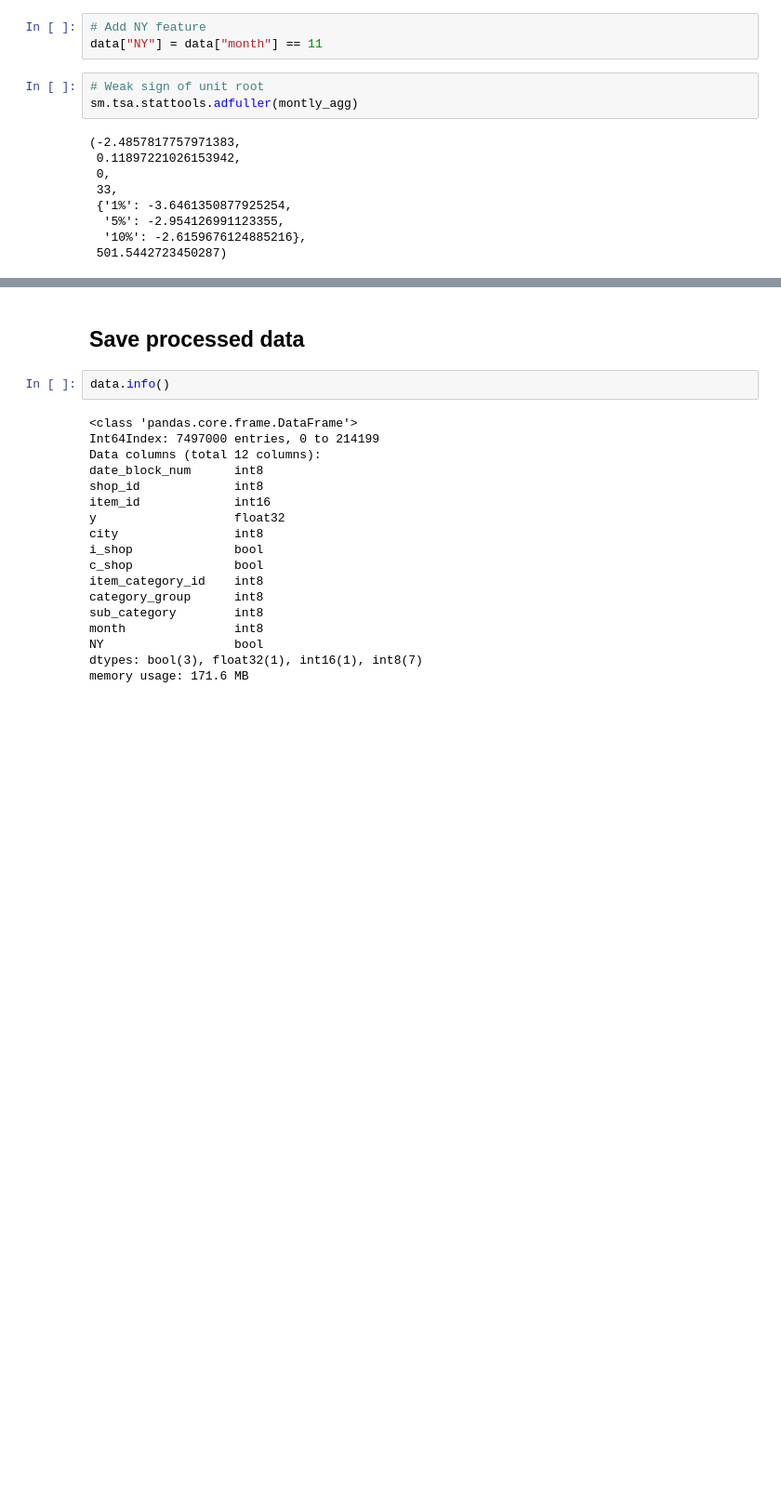
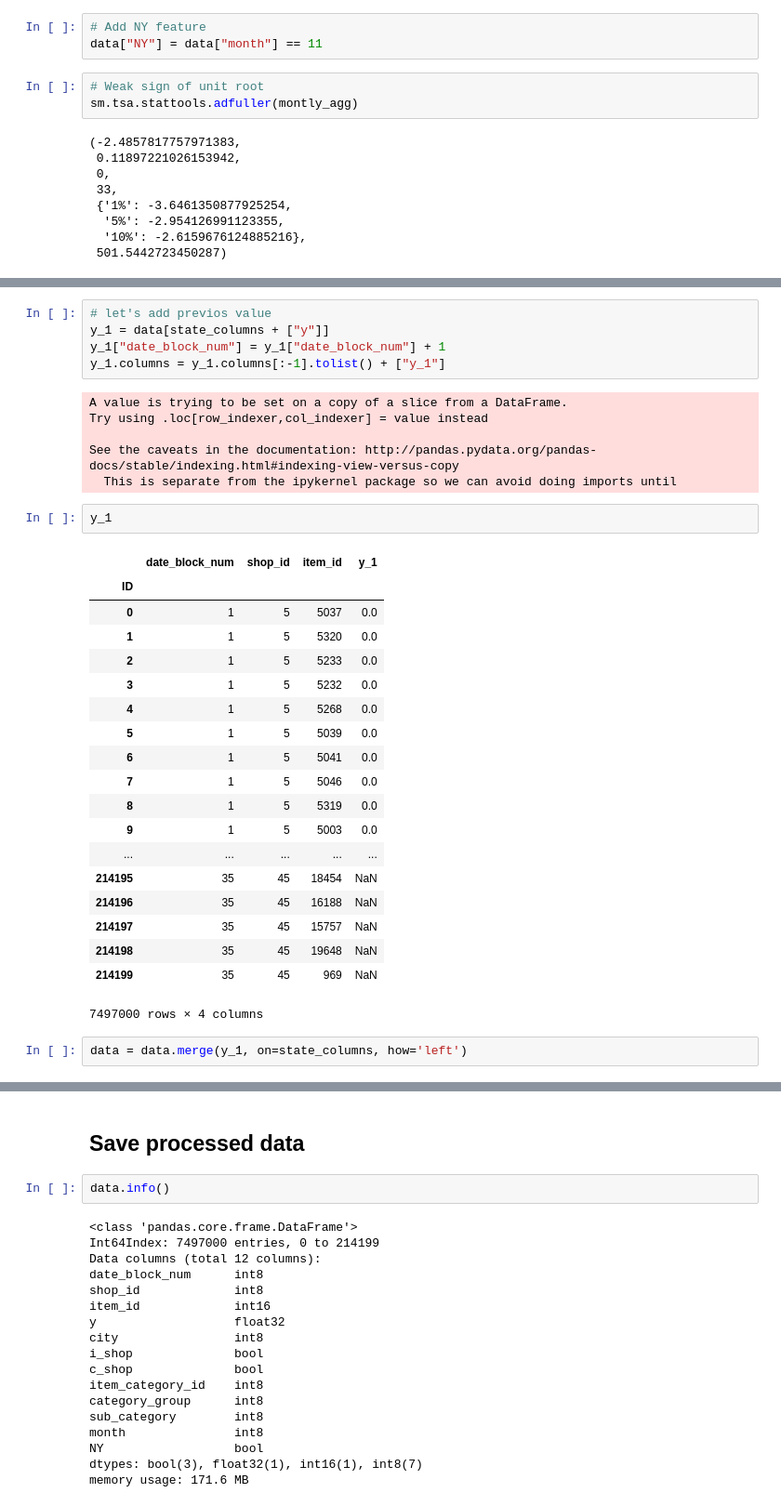
Before and after one commit to WLM1ke/How_to_Win_Kagglers, a Jupyter notebook: final/report.ipynb, the cells around one changed output, grey strips where cells are left out. Shown: that part at 93% size. Cells and saved outputs as stored; diff of their text form; blank space fills up the shorter version.

```diff
--- a/final/report.ipynb
+++ b/final/report.ipynb
@@ -343,0 +354,35 @@ sm.tsa.stattools.adfuller(montly_agg)
+# %%
+# let's add previos value
+y_1 = data[state_columns + ["y"]]
+y_1["date_block_num"] = y_1["date_block_num"] + 1
+y_1.columns = y_1.columns[:-1].tolist() + ["y_1"]
+# %% [output]
+A value is trying to be set on a copy of a slice from a DataFrame.
+Try using .loc[row_indexer,col_indexer] = value instead
+
+See the caveats in the documentation: http://pandas.pydata.org/pandas-docs/stable/indexing.html#indexing-view-versus-copy
+  This is separate from the ipykernel package so we can avoid doing imports until
+# %%
+y_1
+# %% [output]
+|  | date_block_num | shop_id | item_id | y_1 |
+| ID |  |  |  |  |
+| 0 | 1 | 5 | 5037 | 0.0 |
+| 1 | 1 | 5 | 5320 | 0.0 |
+| 2 | 1 | 5 | 5233 | 0.0 |
+| 3 | 1 | 5 | 5232 | 0.0 |
+| 4 | 1 | 5 | 5268 | 0.0 |
+| 5 | 1 | 5 | 5039 | 0.0 |
+| 6 | 1 | 5 | 5041 | 0.0 |
+| 7 | 1 | 5 | 5046 | 0.0 |
+| 8 | 1 | 5 | 5319 | 0.0 |
+| 9 | 1 | 5 | 5003 | 0.0 |
+| ... | ... | ... | ... | ... |
+| 214195 | 35 | 45 | 18454 | NaN |
+| 214196 | 35 | 45 | 16188 | NaN |
+| 214197 | 35 | 45 | 15757 | NaN |
+| 214198 | 35 | 45 | 19648 | NaN |
+| 214199 | 35 | 45 | 969 | NaN |
+7497000 rows × 4 columns
+# %%
+data = data.merge(y_1, on=state_columns, how='left')
```
Also changed, not shown: parts of 6 cells of this notebook.
